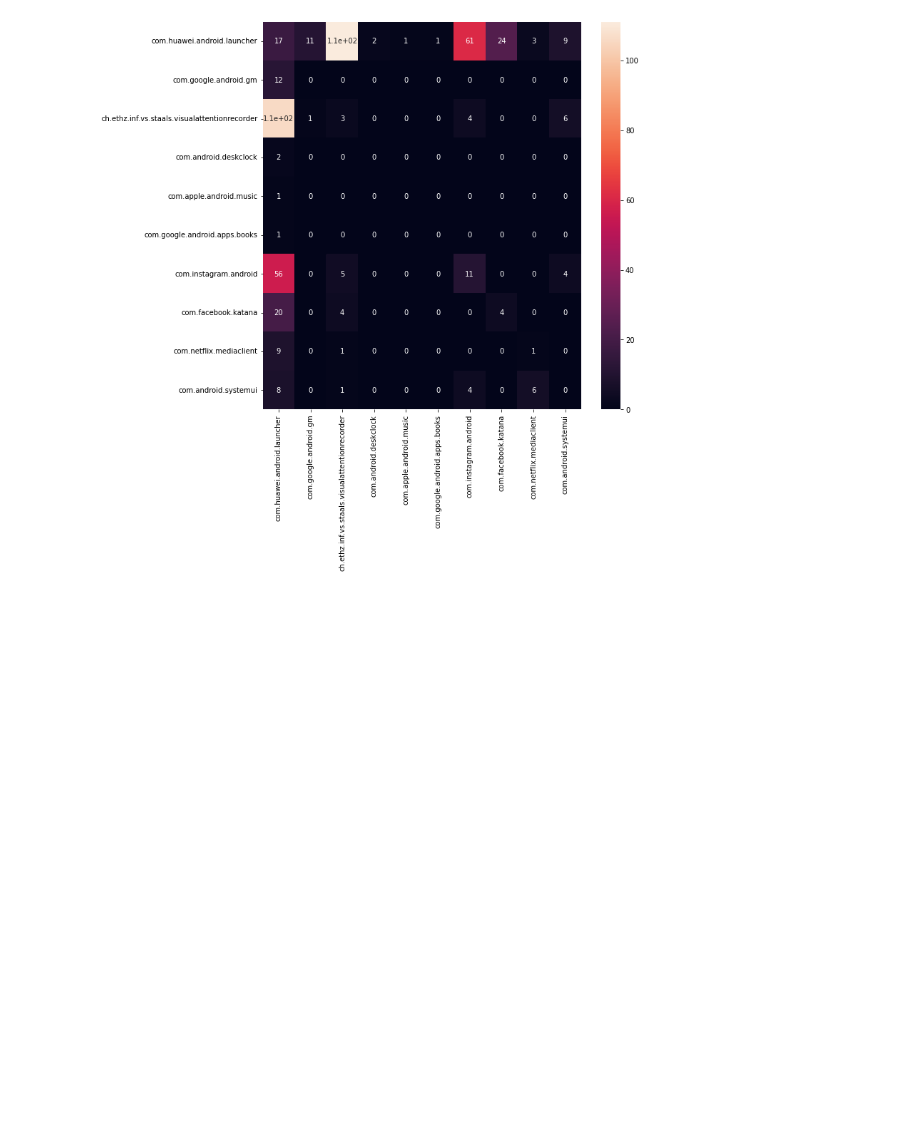
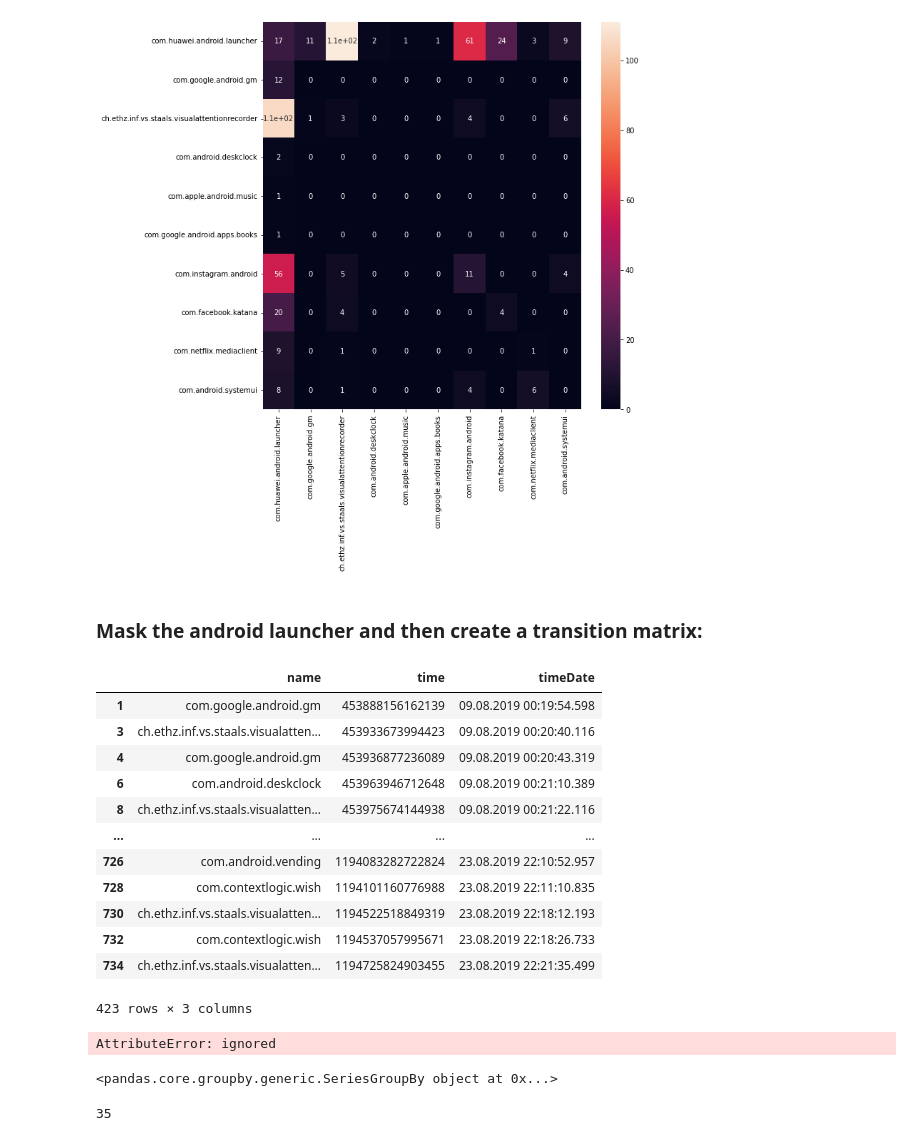
Before and after one commit to AbhishekKaushikCV/HCI, a Jupyter notebook: Transition_matrix_1.ipynb, the cells around one changed output. Saved outputs shown, nothing was run; the diff lists cells and outputs as text; code cells hidden in the pictures; blank space fills up the shorter version.

```diff
--- a/Transition_matrix_1.ipynb
+++ b/Transition_matrix_1.ipynb
@@ -66,4 +44,5 @@ len(unique_apps)
 app_names = app_data.name.unique() # Different app names used in the data
 changed_names = [0,1,2,3,4,5,6,7,8,9,10,11,12,13,14,15,16,17,18,19,20,21,22,23,24,25,26,27,28,29,30,31,32,33,34,35] # New app names
 
-app_data = app_data.replace(to_replace=app_names,value=changed_names) # Replace old names by new namesprint(app_data)
+n_app_data = app_data.replace(to_replace=app_names,value=changed_names) # Replace old names by new namesprint(app_data)
+n_app_data
@@ -172,3 +114,29 @@ s_ax = sns.heatmap(s_arr,annot=True,xticklabels=unique_apps[0:10],yticklabels=un
 plt.savefig('10_apps_transition.png')
 # %% [output]
 [figure]
+# %% [markdown]
+### Mask the android launcher and then create a transition matrix:
+# %%
+# Exclude the android launcher app
+
+mask = app_data['name'].isin(['com.huawei.android.launcher'])
+m_app_data = app_data[~mask]
+m_app_data
+# %% [output]
+|  | name | time | timeDate |
+| 1 | com.google.android.gm | 453888156162139 | 09.08.2019 00:19:54.598 |
+| 3 | ch.ethz.inf.vs.staals.visualatten... | 453933673994423 | 09.08.2019 00:20:40.116 |
+| 4 | com.google.android.gm | 453936877236089 | 09.08.2019 00:20:43.319 |
+| 6 | com.android.deskclock | 453963946712648 | 09.08.2019 00:21:10.389 |
+| 8 | ch.ethz.inf.vs.staals.visualatten... | 453975674144938 | 09.08.2019 00:21:22.116 |
+| ... | ... | ... | ... |
+| 726 | com.android.vending | 1194083282722824 | 23.08.2019 22:10:52.957 |
+| 728 | com.contextlogic.wish | 1194101160776988 | 23.08.2019 22:11:10.835 |
+| 730 | ch.ethz.inf.vs.staals.visualatten... | 1194522518849319 | 23.08.2019 22:18:12.193 |
+| 732 | com.contextlogic.wish | 1194537057995671 | 23.08.2019 22:18:26.733 |
+| 734 | ch.ethz.inf.vs.staals.visualatten... | 1194725824903455 | 23.08.2019 22:21:35.499 |
+423 rows × 3 columns
+# %%
+m_app_data.name.count().reset_index(name='Count').sort_values(['Count'])
+# %% [output]
+AttributeError: ignored
@@ -174,0 +150,4 @@ plt.savefig('10_apps_transition.png')
+# %%
+df
+# %% [output]
+<pandas.core.groupby.generic.SeriesGroupBy object at 0x...>
@@ -174,0 +175,4 @@ plt.savefig('10_apps_transition.png')
+# %%
+len(m_unique_apps)
+# %% [output]
+35
```
Also changed, not shown: parts of 30 cells of this notebook.
